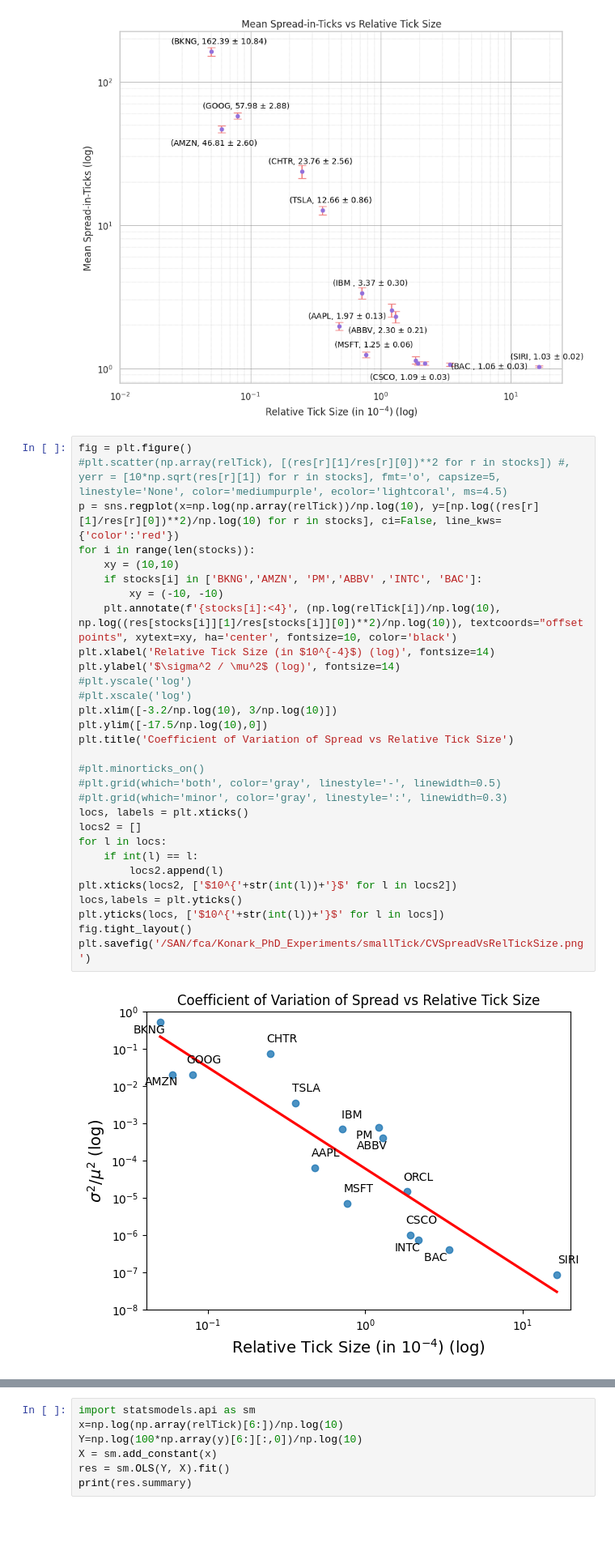
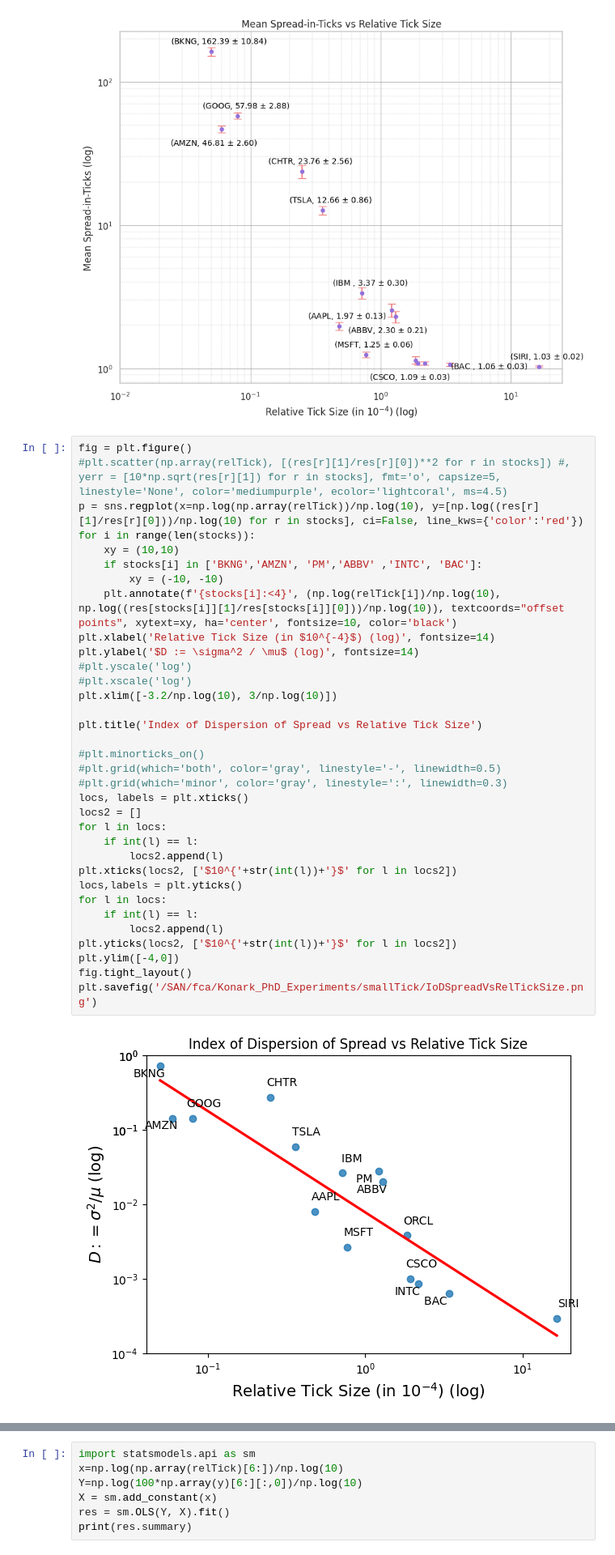
Before and after one commit to konqr/lobSimulations, a Jupyter notebook: src/backup/hawkes/experiments/totalEDA.ipynb, the cells around one changed output, grey strips where cells are left out. Shown at 81% size. Saved outputs shown, nothing was run; the diff lists cells and outputs as text; blank space fills up the shorter version.

```diff
--- a/src/backup/hawkes/experiments/totalEDA.ipynb
+++ b/src/backup/hawkes/experiments/totalEDA.ipynb
@@ -140,32 +166,36 @@ plt.savefig('/SAN/fca/Konark_PhD_Experiments/smallTick/MeanSpreadVsRelTickSize.p
 # %%
 fig = plt.figure()
 #plt.scatter(np.array(relTick), [(res[r][1]/res[r][0])**2 for r in stocks]) #, yerr = [10*np.sqrt(res[r][1]) for r in stocks], fmt='o', capsize=5, linestyle='None', color='mediumpurple', ecolor='lightcoral', ms=4.5)
-p = sns.regplot(x=np.log(np.array(relTick))/np.log(10), y=[np.log((res[r][1]/res[r][0])**2)/np.log(10) for r in stocks], ci=False, line_kws={'color':'red'})
+p = sns.regplot(x=np.log(np.array(relTick))/np.log(10), y=[np.log((res[r][1]/res[r][0]))/np.log(10) for r in stocks], ci=False, line_kws={'color':'red'})
 for i in range(len(stocks)):
     xy = (10,10)
     if stocks[i] in ['BKNG','AMZN', 'PM','ABBV' ,'INTC', 'BAC']:
         xy = (-10, -10)
-    plt.annotate(f'{stocks[i]:<4}', (np.log(relTick[i])/np.log(10), np.log((res[stocks[i]][1]/res[stocks[i]][0])**2)/np.log(10)), textcoords="offset points", xytext=xy, ha='center', fontsize=10, color='black')
+    plt.annotate(f'{stocks[i]:<4}', (np.log(relTick[i])/np.log(10), np.log((res[stocks[i]][1]/res[stocks[i]][0]))/np.log(10)), textcoords="offset points", xytext=xy, ha='center', fontsize=10, color='black')
 plt.xlabel('Relative Tick Size (in $10^{-4}$) (log)', fontsize=14)
-plt.ylabel('$\sigma^2 / \mu^2$ (log)', fontsize=14)
+plt.ylabel('$D := \sigma^2 / \mu$ (log)', fontsize=14)
 #plt.yscale('log')
 #plt.xscale('log')
 plt.xlim([-3.2/np.log(10), 3/np.log(10)])
-plt.ylim([-17.5/np.log(10),0])
-plt.title('Coefficient of Variation of Spread vs Relative Tick Size')
+
+plt.title('Index of Dispersion of Spread vs Relative Tick Size')
 
 #plt.minorticks_on()
 #plt.grid(which='both', color='gray', linestyle='-', linewidth=0.5)
 #plt.grid(which='minor', color='gray', linestyle=':', linewidth=0.3)
 locs, labels = plt.xticks()
 locs2 = []
 for l in locs:
     if int(l) == l:
         locs2.append(l)
 plt.xticks(locs2, ['$10^{'+str(int(l))+'}$' for l in locs2])
 locs,labels = plt.yticks()
-plt.yticks(locs, ['$10^{'+str(int(l))+'}$' for l in locs])
+for l in locs:
+    if int(l) == l:
+        locs2.append(l)
+plt.yticks(locs2, ['$10^{'+str(int(l))+'}$' for l in locs2])
+plt.ylim([-4,0])
 fig.tight_layout()
-plt.savefig('/SAN/fca/Konark_PhD_Experiments/smallTick/CVSpreadVsRelTickSize.png')
+plt.savefig('/SAN/fca/Konark_PhD_Experiments/smallTick/IoDSpreadVsRelTickSize.png')
 # %% [output]
-[figure, old version]
+[figure, new version]
```
Also changed, not shown: parts of 5 cells of this notebook, 1 other file.
